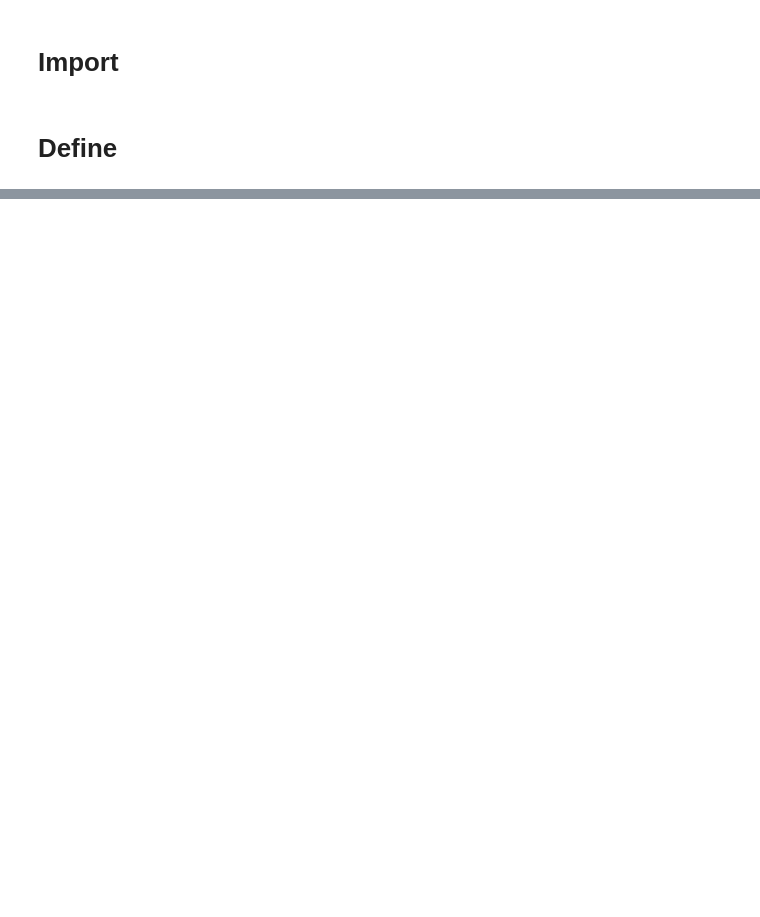
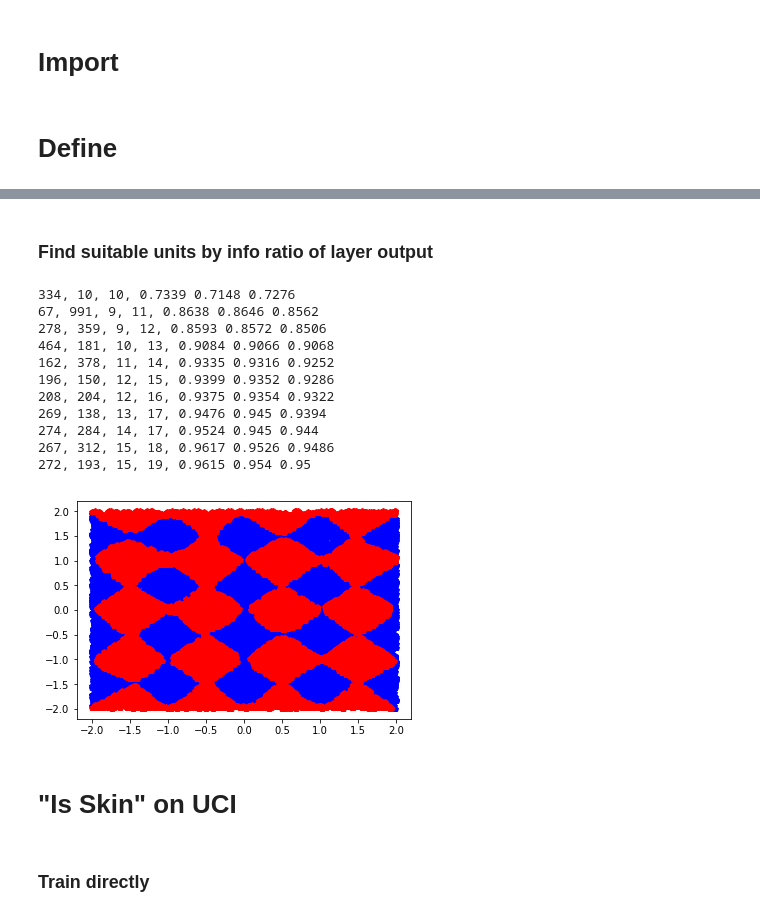
Before and after one commit to Dogiko/Machine-Learning, a Jupyter notebook: Dogiko-Learn.ipynb, the cells around one changed output, grey strips where cells are left out. Cells and saved outputs as stored; diff of their text form; code cells hidden in the pictures; blank space fills up the shorter version.

```diff
--- a/Dogiko-Learn.ipynb
+++ b/Dogiko-Learn.ipynb
@@ -1186,0 +1460,61 @@ array([ 5.95079541e-16, -4.21884749e-17, -2.44249065e-16,  1.88737914e-16,
+# %% [markdown]
+### Find suitable units by info ratio of layer output
+# %%
+NN = DogikoNeuralNetwork()
+NN.SetTrainData(X[:10000], Y[:10000])
+NN.SetValidData(X[10000:15000], Y[10000:15000])
+NN.SetTestData(X[15000:], Y[15000:])
+NN.SetLossFunction("cross entropy")
+NN.SetRegularizer(0.0001, 0.)
+NN.AddHiddenLayer(10, Hypertan())
+NN.AddHiddenLayer(10, Hypertan())
+NN.SetOutputFunction(Softmax())
+NN.SetTerminator(10,30, -0.01)
+
+NN.Build()
+
+print(NN.Train(times=2000, method="Rprop", is_termination=True), end = ", ")
+for l in range(NN.GetNumHiddenLayers()):
+    print(NN.hiddenLayerList[l].num_unit, end = ", ")
+
+print(NN.GetTrainAccuracy(), NN.GetValidAccuracy(), NN.GetTestAccuracy())
+
+for t in range(10):
+    for l in range(NN.GetNumHiddenLayers()):
+        NN.AddUnit(layer_index=l, num_added=1, output_linear_bound=0.01)
+
+    NN.ResetCwiseStep(0.001)
+    print(NN.Train(times=2000, method="Rprop", is_termination=True), end = ", ")
+    for l in range(NN.GetNumHiddenLayers()):
+        NN.UnitsRefined(layer_index=l,
+                        method="info ratio",
+                        threshold=0.01/NN.hiddenLayerList[l].num_unit,
+                        enhance_alert=False
+                       )
+
+    NN.ResetCwiseStep(0.001)
+    print(NN.Train(times=2000, method="Rprop", is_termination=True), end = ", ")
+    for l in range(NN.GetNumHiddenLayers()):
+        print(NN.hiddenLayerList[l].num_unit, end = ", ")
+
+    print(NN.GetTrainAccuracy(), NN.GetValidAccuracy(), NN.GetTestAccuracy())
+
+I = NN.GetInference(X)[:, 0]
+plt.plot(X[:, 0][I>0.5], X[:, 1][I>0.5], "bp")
+plt.plot(X[:, 0][I<0.5], X[:, 1][I<0.5], "rp")
+plt.show()
+# %% [output]
+334, 10, 10, 0.7339 0.7148 0.7276
+67, 991, 9, 11, 0.8638 0.8646 0.8562
+278, 359, 9, 12, 0.8593 0.8572 0.8506
+464, 181, 10, 13, 0.9084 0.9066 0.9068
+162, 378, 11, 14, 0.9335 0.9316 0.9252
+196, 150, 12, 15, 0.9399 0.9352 0.9286
+208, 204, 12, 16, 0.9375 0.9354 0.9322
+269, 138, 13, 17, 0.9476 0.945 0.9394
+274, 284, 14, 17, 0.9524 0.945 0.944
+267, 312, 15, 18, 0.9617 0.9526 0.9486
+272, 193, 15, 19, 0.9615 0.954 0.95
+[figure, added]
+# %% [markdown]
+# "Is Skin" on UCI
@@ -1186,0 +1530,2 @@ array([ 5.95079541e-16, -4.21884749e-17, -2.44249065e-16,  1.88737914e-16,
+# %% [markdown]
+### Train directly
```
Also changed, not shown: parts of 42 cells of this notebook.
